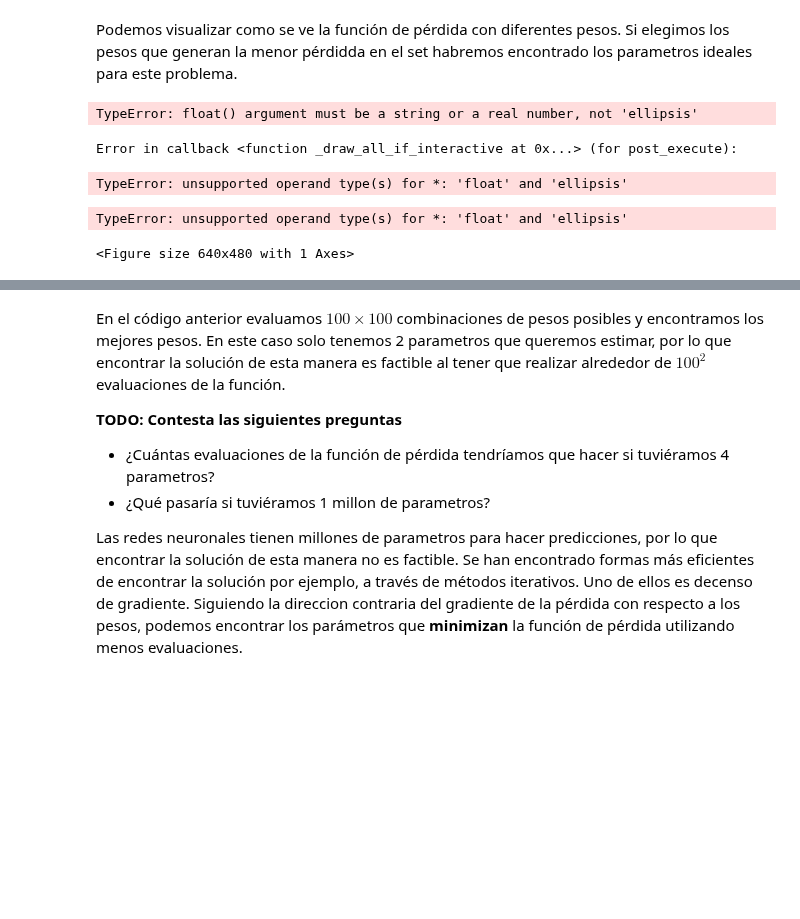
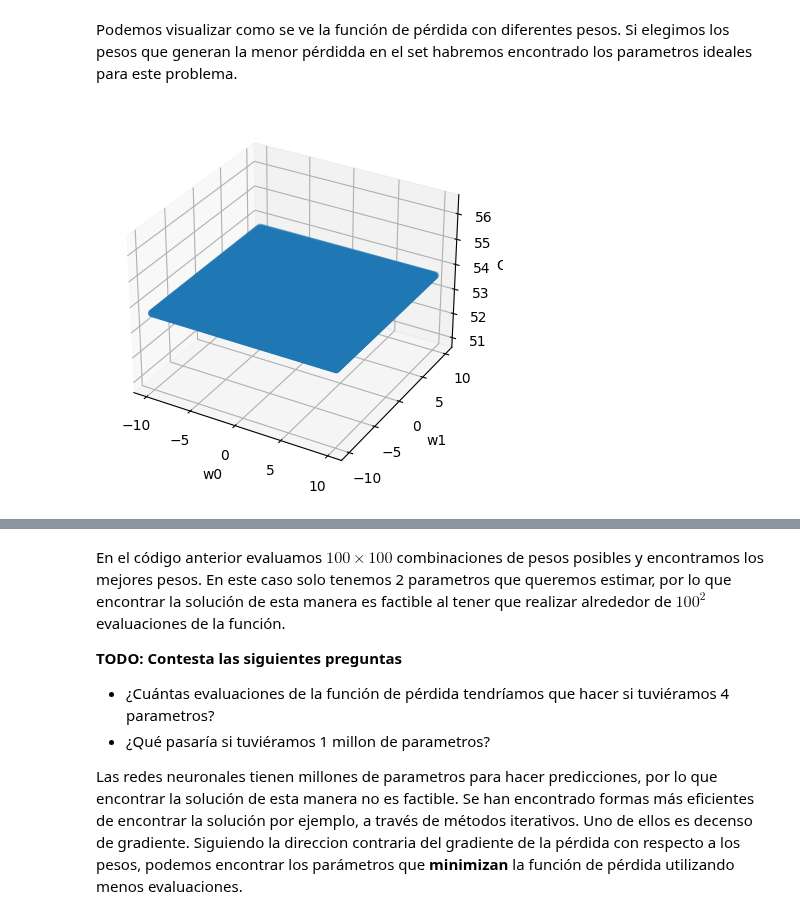
Before and after one commit to YaerimGZ/SI23_Togepis, a Jupyter notebook: ejercicio_2-LogisticReg/ejercicio_2.ipynb, the cells around one changed output, grey strips where cells are left out. Cells and saved outputs as stored; diff of their text form; code cells hidden in the pictures; blank space fills up the shorter version.

```diff
--- a/ejercicio_2-LogisticReg/ejercicio_2.ipynb
+++ b/ejercicio_2-LogisticReg/ejercicio_2.ipynb
@@ -74,39 +74,35 @@ Si elegimos los pesos que generan la menor pérdidda en el set habremos encontra
 # %%
 # Probaremos con 100x100 combinaciones de distintos parametros
 w0 = np.linspace(-10, 10, 100)
 w1 = np.linspace(-10, 10, 100)
 w0w0, w1w1 = np.meshgrid(w0, w1)
 w0_flat = w0w0.ravel()
 w1_flat = w1w1.ravel()
 W = np.stack([w0_flat, w1_flat], axis=0)
 
 
 # Calculamos la función de pérdida
 # TODO: calcula el costo de las predicciones (y_pred) contra etiquetas (y_train)
 # usando las 100x100 combindaciones de parametros (W)
 # ====== Start of solution =====
 y_pred = np.dot(x_train,w)
-calc_cost = ...
+calc_cost = np.mean((y_pred - y_train)**2, axis=0)
 # ====== End of solution =====
 
 # Graficamos los parametros w con su respectivo costo en el eje de las x
 fig = plt.figure()
 ax = fig.add_subplot(projection='3d')
 ax.scatter(w0_flat, w1_flat, calc_cost)
 
 # TODO: Escribe a qué valor corresponde cada eje
 # ====== Start of solution =====
-ax.set_xlabel(...)
-ax.set_ylabel(...)
-ax.set_zlabel(...)
+ax.set_xlabel('w0')
+ax.set_ylabel('w1')
+ax.set_zlabel('Cost')
 # ====== End of solution =====
 plt.show()
 # %% [output]
-TypeError: float() argument must be a string or a real number, not 'ellipsis'
-Error in callback <function _draw_all_if_interactive at 0x...> (for post_execute):
-TypeError: unsupported operand type(s) for *: 'float' and 'ellipsis'
-TypeError: unsupported operand type(s) for *: 'float' and 'ellipsis'
-<Figure size 640x480 with 1 Axes>
+[figure, added]
 # %%
 # Podemos encontrar la combinación de pesos que minimizan la pérdida
 # Y de esta manera encontrar los pesos ideales
```
Also changed, not shown: parts of 3 cells of this notebook.
